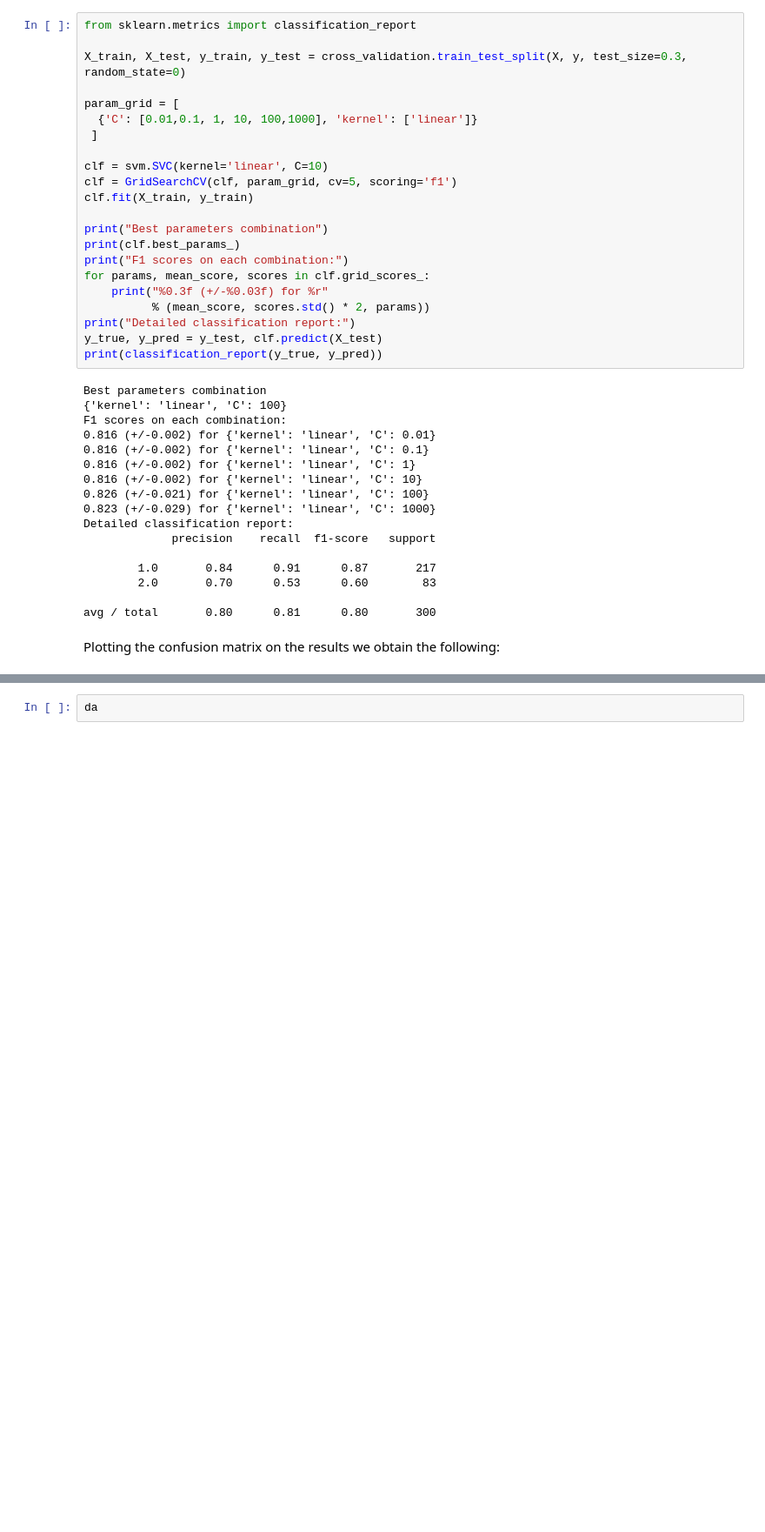
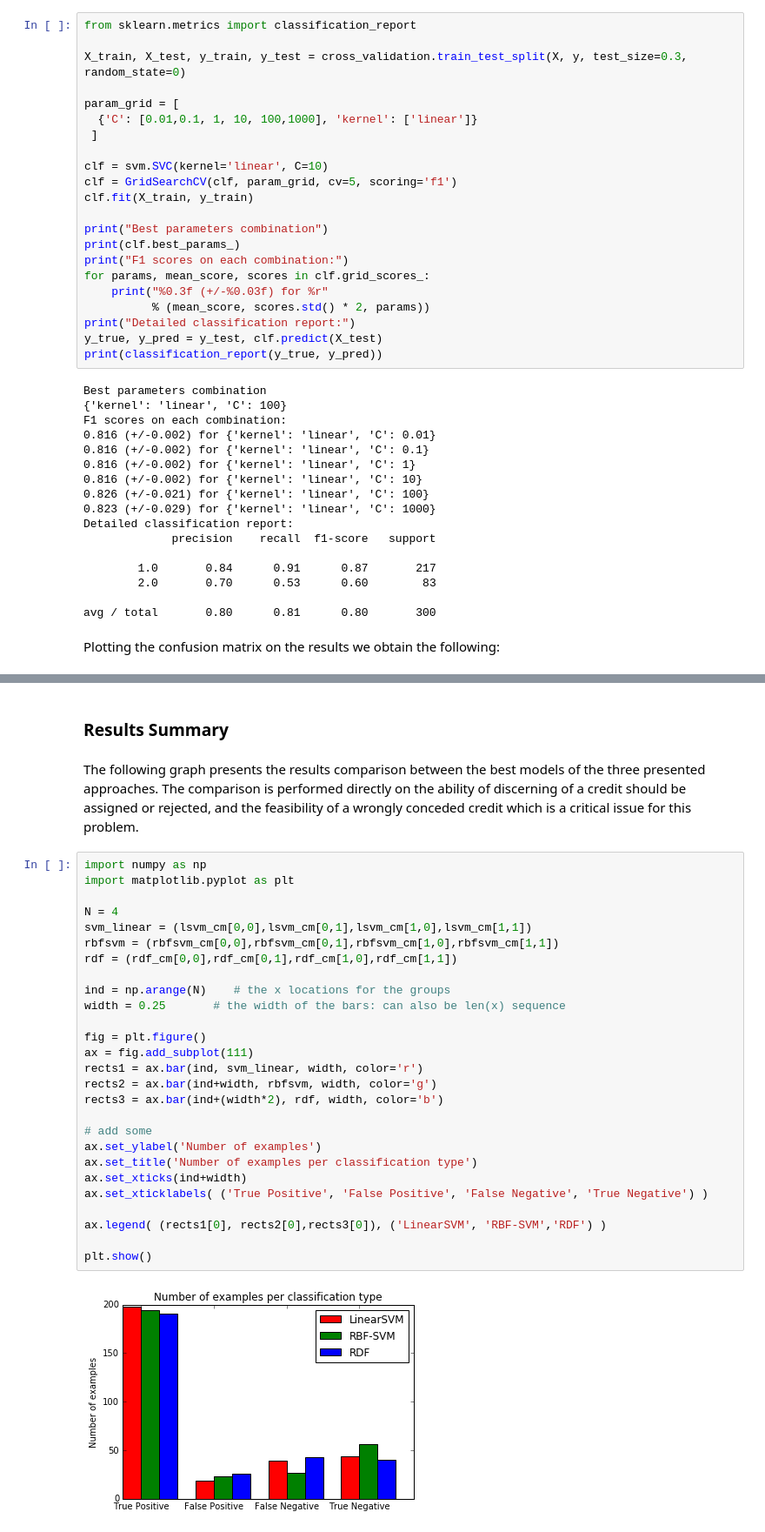
Before and after one commit to javierfdr/credit-scoring-analysis, a Jupyter notebook: src/credit_notebook.ipynb, the cells around one changed output, grey strips where cells are left out. Shown at 87% size. Saved outputs shown, nothing was run; the diff lists cells and outputs as text; blank space fills up the shorter version.

```diff
--- a/src/credit_notebook.ipynb
+++ b/src/credit_notebook.ipynb
@@ -127,2 +287,33 @@ d[:3]
-# %%
-da
+# %% [markdown]
+### Results Summary
+# %% [markdown]
+The following graph presents the results comparison between the best models of the three presented approaches. The comparison is performed directly on the ability of discerning of a credit should be assigned or rejected, and the feasibility of a wrongly conceded credit which is a critical issue for this problem.
+# %%
+import numpy as np
+import matplotlib.pyplot as plt
+
+N = 4
+svm_linear = (lsvm_cm[0,0],lsvm_cm[0,1],lsvm_cm[1,0],lsvm_cm[1,1])
+rbfsvm = (rbfsvm_cm[0,0],rbfsvm_cm[0,1],rbfsvm_cm[1,0],rbfsvm_cm[1,1])
+rdf = (rdf_cm[0,0],rdf_cm[0,1],rdf_cm[1,0],rdf_cm[1,1])
+
+ind = np.arange(N)    # the x locations for the groups
+width = 0.25       # the width of the bars: can also be len(x) sequence
+
+fig = plt.figure()
+ax = fig.add_subplot(111)
+rects1 = ax.bar(ind, svm_linear, width, color='r')
+rects2 = ax.bar(ind+width, rbfsvm, width, color='g')
+rects3 = ax.bar(ind+(width*2), rdf, width, color='b')
+
+# add some
+ax.set_ylabel('Number of examples')
+ax.set_title('Number of examples per classification type')
+ax.set_xticks(ind+width)
+ax.set_xticklabels( ('True Positive', 'False Positive', 'False Negative', 'True Negative') )
+
+ax.legend( (rects1[0], rects2[0],rects3[0]), ('LinearSVM', 'RBF-SVM','RDF') )
+
+plt.show()
+# %% [output]
+[figure, added]
```
Also changed, not shown: parts of 17 cells of this notebook, 1 other file.
